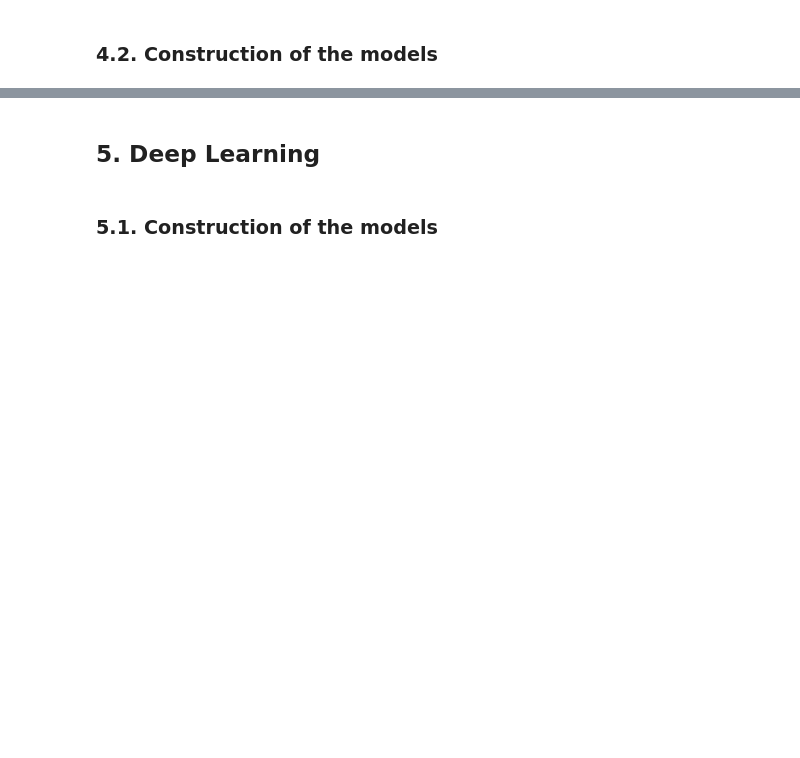
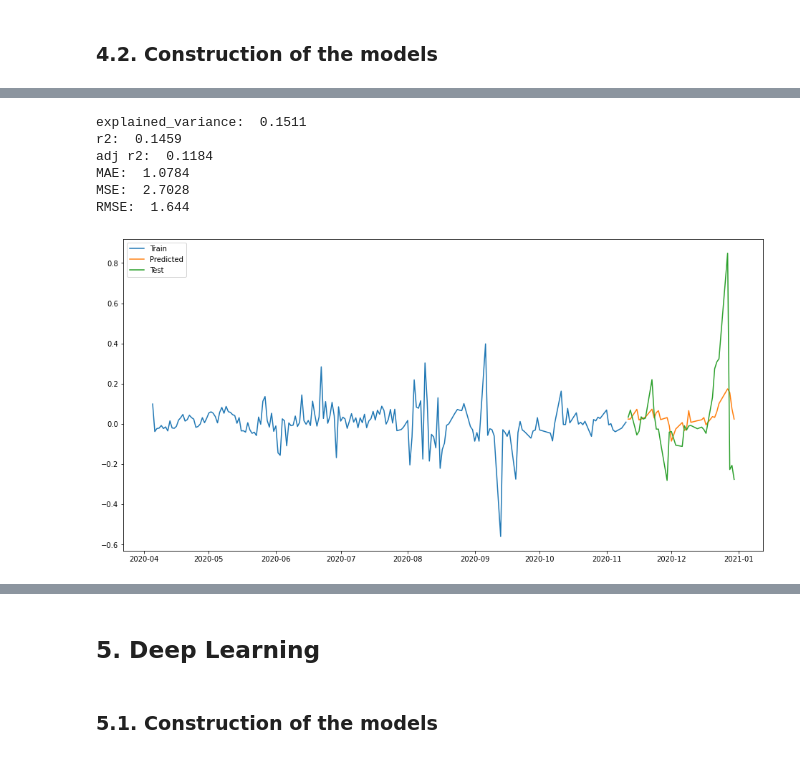
Before and after one commit to martinsM17/Covid19_Testing_Data, a Jupyter notebook: pipeline_analysis.ipynb, the cells around one changed output, grey strips where cells are left out. Saved outputs shown, nothing was run; the diff lists cells and outputs as text; code cells hidden in the pictures; blank space fills up the shorter version.

```diff
--- a/pipeline_analysis.ipynb
+++ b/pipeline_analysis.ipynb
@@ -2481,0 +1053,19 @@ plt.plot(Malawi.index[-y_true.size:], y_pred, color='orange')
+# %%
+#Construct model Elastic Net
+(best_score_en_Australia, best_model_en_Australia,
+ y_pred_en_Australia) = model_construction_en(Xtrain_Australia, Ytrain_Australia, Xtest_Australia)
+regression_results(Ytest_Australia, y_pred_en_Australia)
+
+#Invert scalling
+forecast_copies = np.repeat(np.array(y_pred_en_Australia).reshape(Ytest_Australia.shape[0],1), df_ml_Australia.shape[1], axis = -1)
+y_pred_en_Australia_fut = scaler_df.inverse_transform(forecast_copies)[:,-1]
+
+plot_ml(df_ml_Australia, Australia, y_pred_en_Australia_fut)
+# %% [output]
+explained_variance:  0.1511
+r2:  0.1459
+adj r2:  0.1184
+MAE:  1.0784
+MSE:  2.7028
+RMSE:  1.644
+[figure, added]
```
Also changed, not shown: parts of 627 cells of this notebook.
